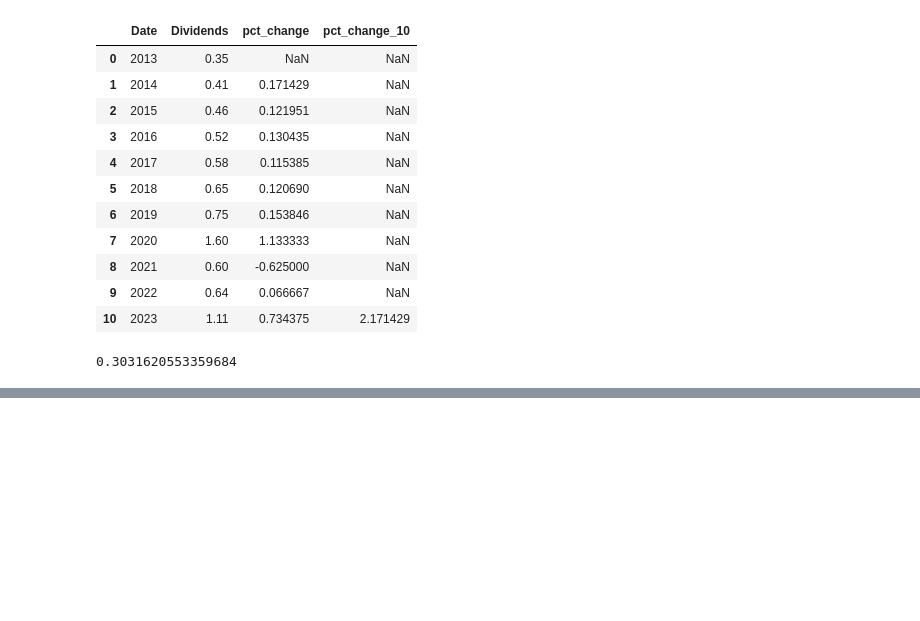
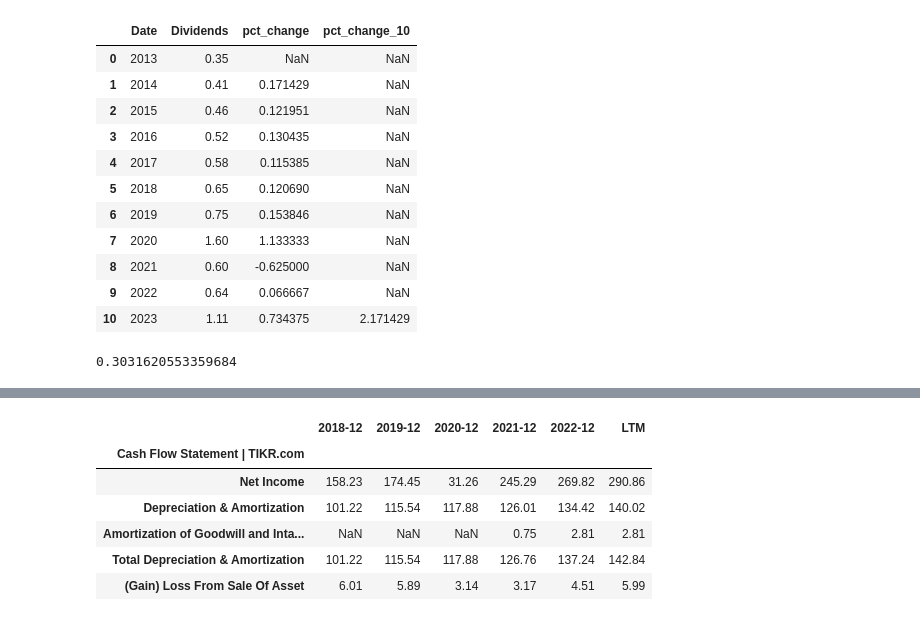
Before and after one commit to michalismeng/dividend-search, a Jupyter notebook: main.ipynb, the cells around one changed output, grey strips where cells are left out. Saved outputs shown, nothing was run; the diff lists cells and outputs as text; code cells hidden in the pictures; blank space fills up the shorter version.

```diff
--- a/main.ipynb
+++ b/main.ipynb
@@ -266,0 +349,11 @@ div_df_10yrs_grouped["Dividends"].mean() / income.loc["Diluted EPS"].mean()
+# %%
+cash = parse_table(dfs[2])
+cash.head()
+# %% [output]
+|  | 2018-12 | 2019-12 | 2020-12 | 2021-12 | 2022-12 | LTM |
+| Cash Flow Statement | TIKR.com |  |  |  |  |  |  |
+| Net Income | 158.23 | 174.45 | 31.26 | 245.29 | 269.82 | 290.86 |
+| Depreciation & Amortization | 101.22 | 115.54 | 117.88 | 126.01 | 134.42 | 140.02 |
+| Amortization of Goodwill and Inta... | NaN | NaN | NaN | 0.75 | 2.81 | 2.81 |
+| Total Depreciation & Amortization | 101.22 | 115.54 | 117.88 | 126.76 | 137.24 | 142.84 |
+| (Gain) Loss From Sale Of Asset | 6.01 | 5.89 | 3.14 | 3.17 | 4.51 | 5.99 |
```
Also changed, not shown: parts of 35 cells of this notebook, 2 other files.
